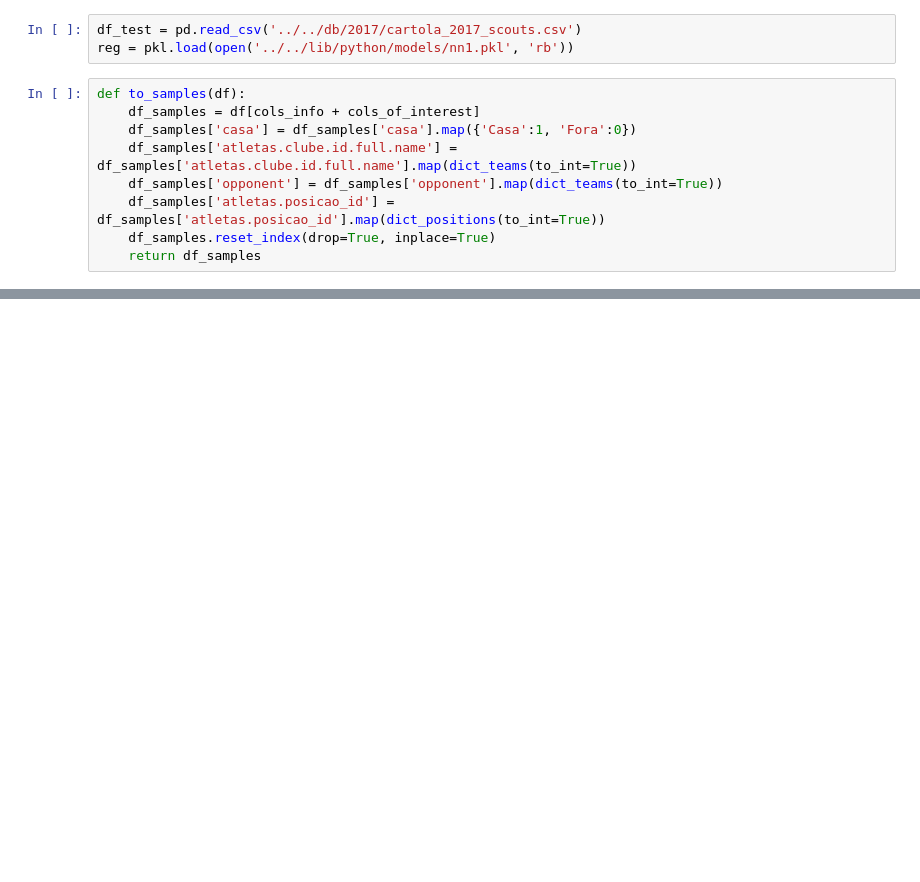
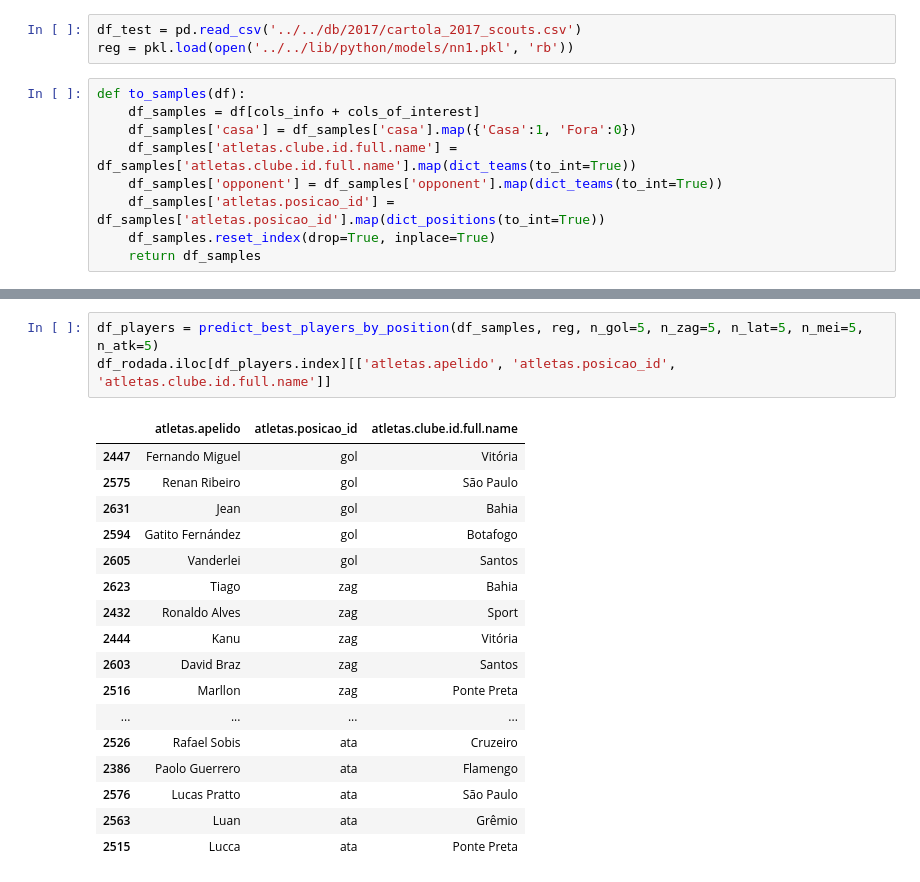
Before and after one commit to henriquepgomide/caRtola, a Jupyter notebook: lib/python/Samples Creator.ipynb, the cells around one changed output, grey strips where cells are left out. Drawn from its saved outputs; the diff is of its cells as text; blank space fills up the shorter version.

```diff
--- a/lib/python/Samples Creator.ipynb
+++ b/lib/python/Samples Creator.ipynb
@@ -599,0 +611,21 @@ df_test.loc[df_players.index][['atletas.apelido', 'atletas.posicao_id', 'atletas
+# %%
+df_players = predict_best_players_by_position(df_samples, reg, n_gol=5, n_zag=5, n_lat=5, n_mei=5, n_atk=5)
+df_rodada.iloc[df_players.index][['atletas.apelido', 'atletas.posicao_id', 'atletas.clube.id.full.name']]
+# %% [output]
+|  | atletas.apelido | atletas.posicao_id | atletas.clube.id.full.name |
+| 2447 | Fernando Miguel | gol | Vitória |
+| 2575 | Renan Ribeiro | gol | São Paulo |
+| 2631 | Jean | gol | Bahia |
+| 2594 | Gatito Fernández | gol | Botafogo |
+| 2605 | Vanderlei | gol | Santos |
+| 2623 | Tiago | zag | Bahia |
+| 2432 | Ronaldo Alves | zag | Sport |
+| 2444 | Kanu | zag | Vitória |
+| 2603 | David Braz | zag | Santos |
+| 2516 | Marllon | zag | Ponte Preta |
+| ... | ... | ... | ... |
+| 2526 | Rafael Sobis | ata | Cruzeiro |
+| 2386 | Paolo Guerrero | ata | Flamengo |
+| 2576 | Lucas Pratto | ata | São Paulo |
+| 2563 | Luan | ata | Grêmio |
+| 2515 | Lucca | ata | Ponte Preta |
```
Also changed, not shown: parts of 15 cells of this notebook, 3 other files.
